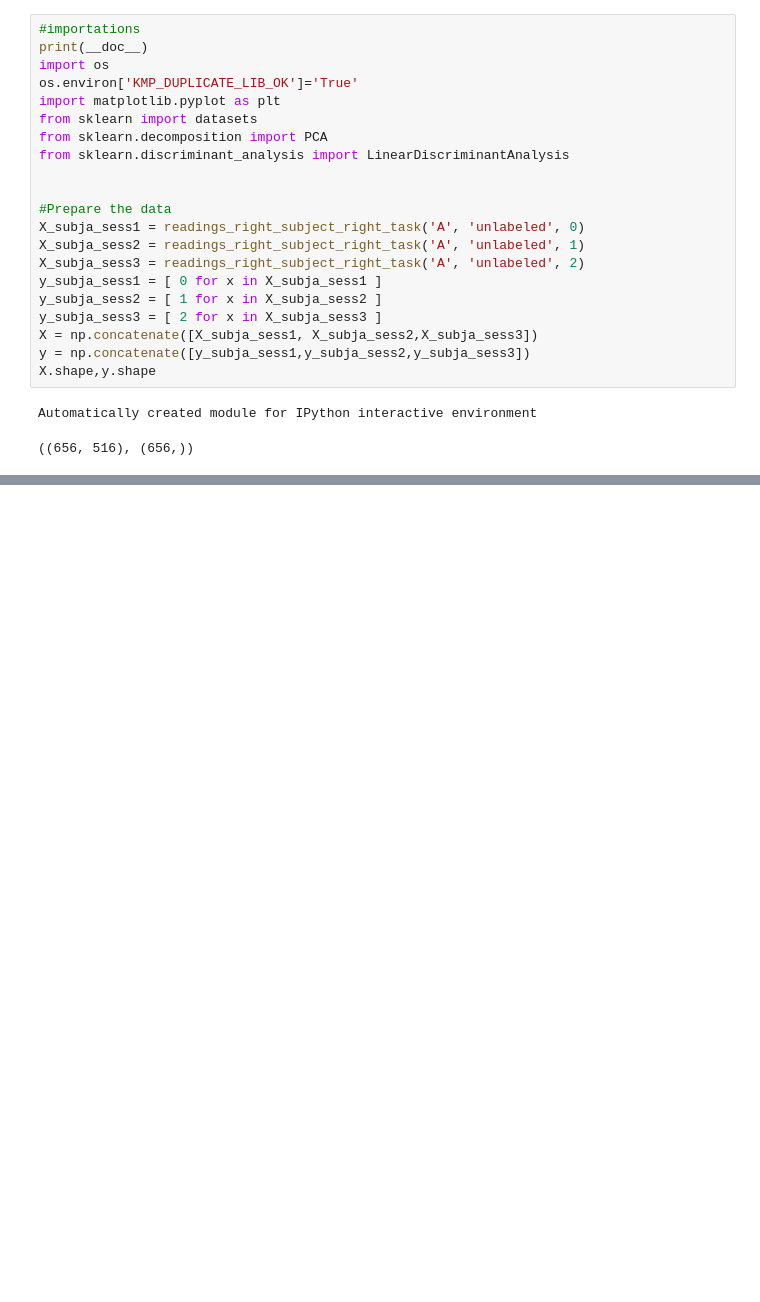
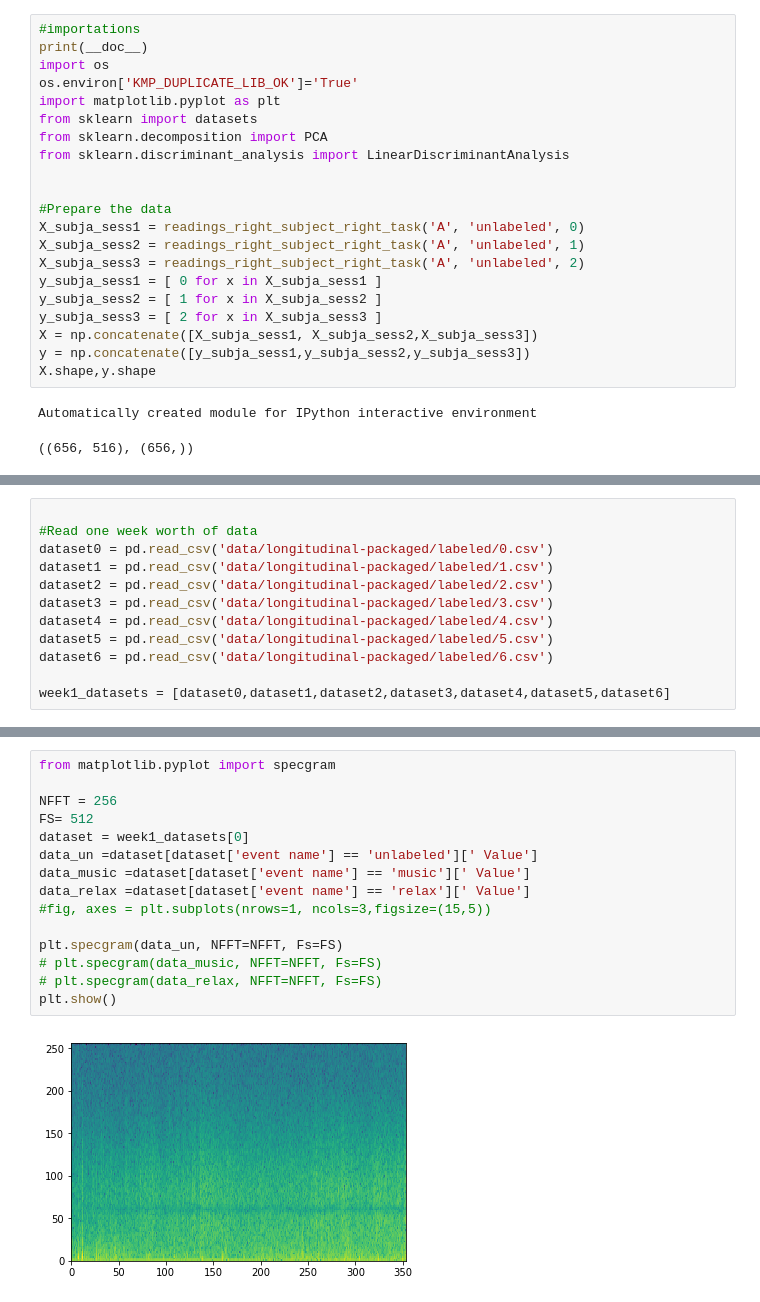
Before and after one commit to mumbihere/290T-mrt-lab2, a Jupyter notebook: lab-2.ipynb, the cells around one changed output, grey strips where cells are left out. Cells and saved outputs as stored; diff of their text form; blank space fills up the shorter version.

```diff
--- a/lab-2.ipynb
+++ b/lab-2.ipynb
@@ -406 +387,13 @@ array(['blinkInstruction', 'blink1', 'blink2', 'blink3', 'blink4',
+# %%
+
+#Read one week worth of data
+dataset0 = pd.read_csv('data/longitudinal-packaged/labeled/0.csv')
+dataset1 = pd.read_csv('data/longitudinal-packaged/labeled/1.csv')
+dataset2 = pd.read_csv('data/longitudinal-packaged/labeled/2.csv')
+dataset3 = pd.read_csv('data/longitudinal-packaged/labeled/3.csv')
+dataset4 = pd.read_csv('data/longitudinal-packaged/labeled/4.csv')
+dataset5 = pd.read_csv('data/longitudinal-packaged/labeled/5.csv')
+dataset6 = pd.read_csv('data/longitudinal-packaged/labeled/6.csv')
+
+week1_datasets = [dataset0,dataset1,dataset2,dataset3,dataset4,dataset5,dataset6]
 # %%
@@ -501,0 +486,17 @@ specgram(c[' Value'], NFFT=256, Fs=256)
+# %%
+from matplotlib.pyplot import specgram
+
+NFFT = 256
+FS= 512
+dataset = week1_datasets[0]
+data_un =dataset[dataset['event name'] == 'unlabeled'][' Value']
+data_music =dataset[dataset['event name'] == 'music'][' Value']
+data_relax =dataset[dataset['event name'] == 'relax'][' Value']
+#fig, axes = plt.subplots(nrows=1, ncols=3,figsize=(15,5))
+
+plt.specgram(data_un, NFFT=NFFT, Fs=FS)
+# plt.specgram(data_music, NFFT=NFFT, Fs=FS)
+# plt.specgram(data_relax, NFFT=NFFT, Fs=FS)
+plt.show()
+# %% [output]
+[figure, added]
```
Also changed, not shown: parts of 22 cells of this notebook.
